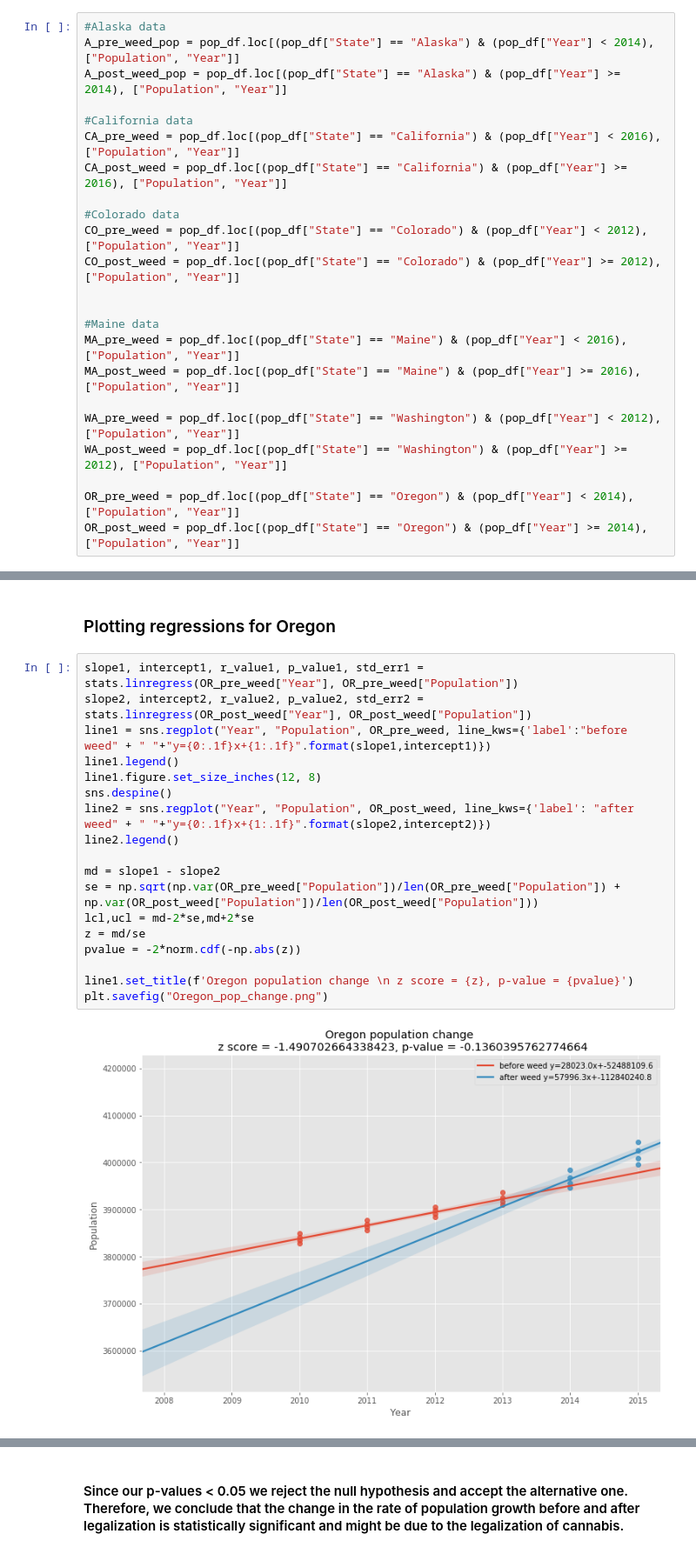
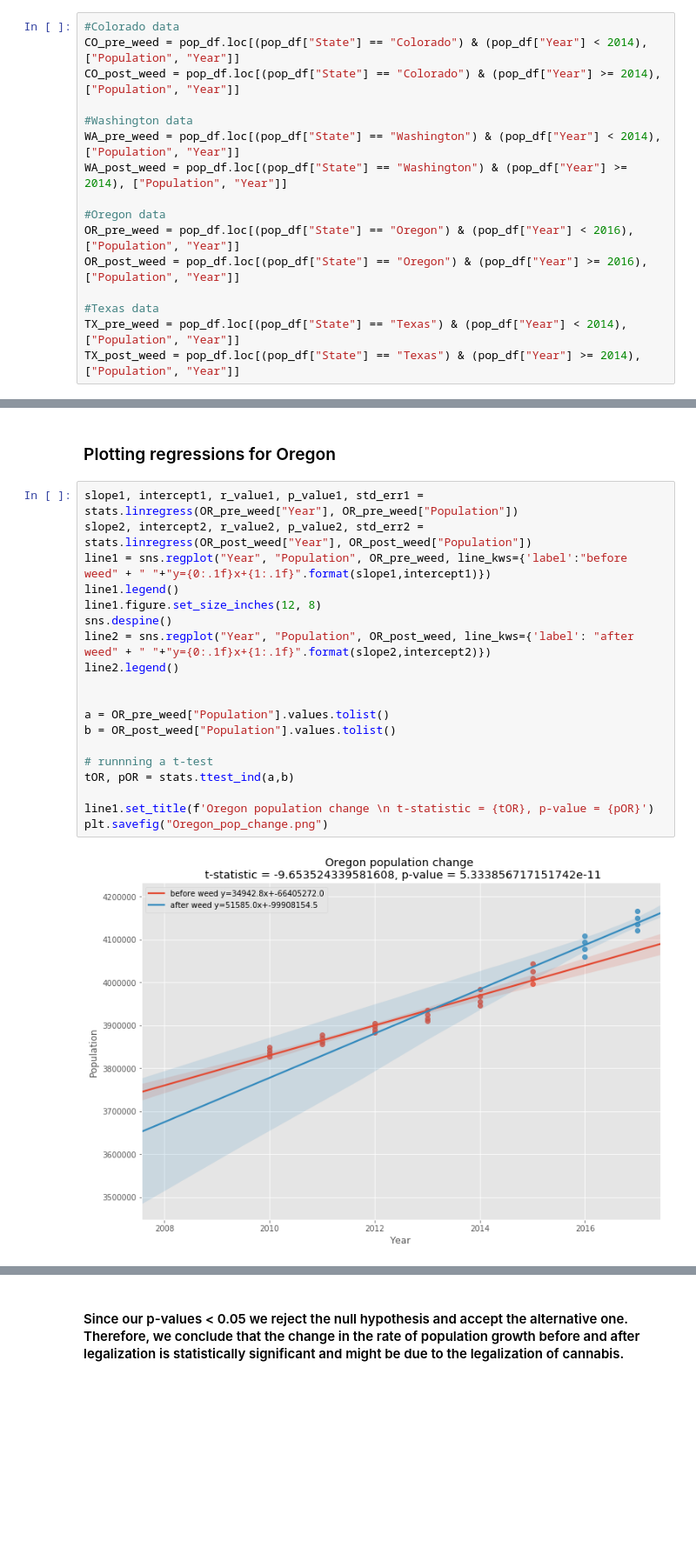
Before and after one commit to bowielh/Project2_Group1, a Jupyter notebook: Statistical Analysis.ipynb, the cells around one changed output, grey strips where cells are left out. Shown at 87% size. Cells and saved outputs as stored; diff of their text form; blank space fills up the shorter version.

```diff
--- a/Statistical Analysis.ipynb
+++ b/Statistical Analysis.ipynb
@@ -79,25 +79,18 @@ sns.heatmap(data=state_gdp.corr(), ax=ax2, cmap = cmap, square=True, cbar_kws={'
 #     pre_results.append(pre_weed_dict.copy())
 #     post_results.append(post_weed_dict.copy())
 # %%
-#Alaska data
-A_pre_weed_pop = pop_df.loc[(pop_df["State"] == "Alaska") & (pop_df["Year"] < 2014), ["Population", "Year"]]
-A_post_weed_pop = pop_df.loc[(pop_df["State"] == "Alaska") & (pop_df["Year"] >= 2014), ["Population", "Year"]]
+#Colorado data
+CO_pre_weed = pop_df.loc[(pop_df["State"] == "Colorado") & (pop_df["Year"] < 2014), ["Population", "Year"]]
+CO_post_weed = pop_df.loc[(pop_df["State"] == "Colorado") & (pop_df["Year"] >= 2014), ["Population", "Year"]]
 
-#California data
-CA_pre_weed = pop_df.loc[(pop_df["State"] == "California") & (pop_df["Year"] < 2016), ["Population", "Year"]]
-CA_post_weed = pop_df.loc[(pop_df["State"] == "California") & (pop_df["Year"] >= 2016), ["Population", "Year"]]
+#Washington data
+WA_pre_weed = pop_df.loc[(pop_df["State"] == "Washington") & (pop_df["Year"] < 2014), ["Population", "Year"]]
+WA_post_weed = pop_df.loc[(pop_df["State"] == "Washington") & (pop_df["Year"] >= 2014), ["Population", "Year"]]
 
-#Colorado data
-CO_pre_weed = pop_df.loc[(pop_df["State"] == "Colorado") & (pop_df["Year"] < 2012), ["Population", "Year"]]
-CO_post_weed = pop_df.loc[(pop_df["State"] == "Colorado") & (pop_df["Year"] >= 2012), ["Population", "Year"]]
+#Oregon data
+OR_pre_weed = pop_df.loc[(pop_df["State"] == "Oregon") & (pop_df["Year"] < 2016), ["Population", "Year"]]
+OR_post_weed = pop_df.loc[(pop_df["State"] == "Oregon") & (pop_df["Year"] >= 2016), ["Population", "Year"]]
 
-
-#Maine data
-MA_pre_weed = pop_df.loc[(pop_df["State"] == "Maine") & (pop_df["Year"] < 2016), ["Population", "Year"]]
-MA_post_weed = pop_df.loc[(pop_df["State"] == "Maine") & (pop_df["Year"] >= 2016), ["Population", "Year"]]
-
-WA_pre_weed = pop_df.loc[(pop_df["State"] == "Washington") & (pop_df["Year"] < 2012), ["Population", "Year"]]
-WA_post_weed = pop_df.loc[(pop_df["State"] == "Washington") & (pop_df["Year"] >= 2012), ["Population", "Year"]]
-
-OR_pre_weed = pop_df.loc[(pop_df["State"] == "Oregon") & (pop_df["Year"] < 2014), ["Population", "Year"]]
-OR_post_weed = pop_df.loc[(pop_df["State"] == "Oregon") & (pop_df["Year"] >= 2014), ["Population", "Year"]]
+#Texas data
+TX_pre_weed = pop_df.loc[(pop_df["State"] == "Texas") & (pop_df["Year"] < 2014), ["Population", "Year"]]
+TX_post_weed = pop_df.loc[(pop_df["State"] == "Texas") & (pop_df["Year"] >= 2014), ["Population", "Year"]]
@@ -191,20 +143,21 @@ plt.savefig("Washington_pop_change.png")
 # %%
 slope1, intercept1, r_value1, p_value1, std_err1 = stats.linregress(OR_pre_weed["Year"], OR_pre_weed["Population"])
 slope2, intercept2, r_value2, p_value2, std_err2 = stats.linregress(OR_post_weed["Year"], OR_post_weed["Population"])
 line1 = sns.regplot("Year", "Population", OR_pre_weed, line_kws={'label':"before weed" + " "+"y={0:.1f}x+{1:.1f}".format(slope1,intercept1)})
 line1.legend()
 line1.figure.set_size_inches(12, 8)
 sns.despine()
 line2 = sns.regplot("Year", "Population", OR_post_weed, line_kws={'label': "after weed" + " "+"y={0:.1f}x+{1:.1f}".format(slope2,intercept2)})
 line2.legend()
 
-md = slope1 - slope2
-se = np.sqrt(np.var(OR_pre_weed["Population"])/len(OR_pre_weed["Population"]) + np.var(OR_post_weed["Population"])/len(OR_post_weed["Population"]))
-lcl,ucl = md-2*se,md+2*se
-z = md/se
-pvalue = -2*norm.cdf(-np.abs(z))
 
-line1.set_title(f'Oregon population change \n z score = {z}, p-value = {pvalue}')
+a = OR_pre_weed["Population"].values.tolist()
+b = OR_post_weed["Population"].values.tolist()
+
+# runnning a t-test
+tOR, pOR = stats.ttest_ind(a,b)
+
+line1.set_title(f'Oregon population change \n t-statistic = {tOR}, p-value = {pOR}')
 plt.savefig("Oregon_pop_change.png")
 # %% [output]
-[figure, old version]
+[figure, new version]
```
Also changed, not shown: parts of 29 cells of this notebook, 9 other files.
